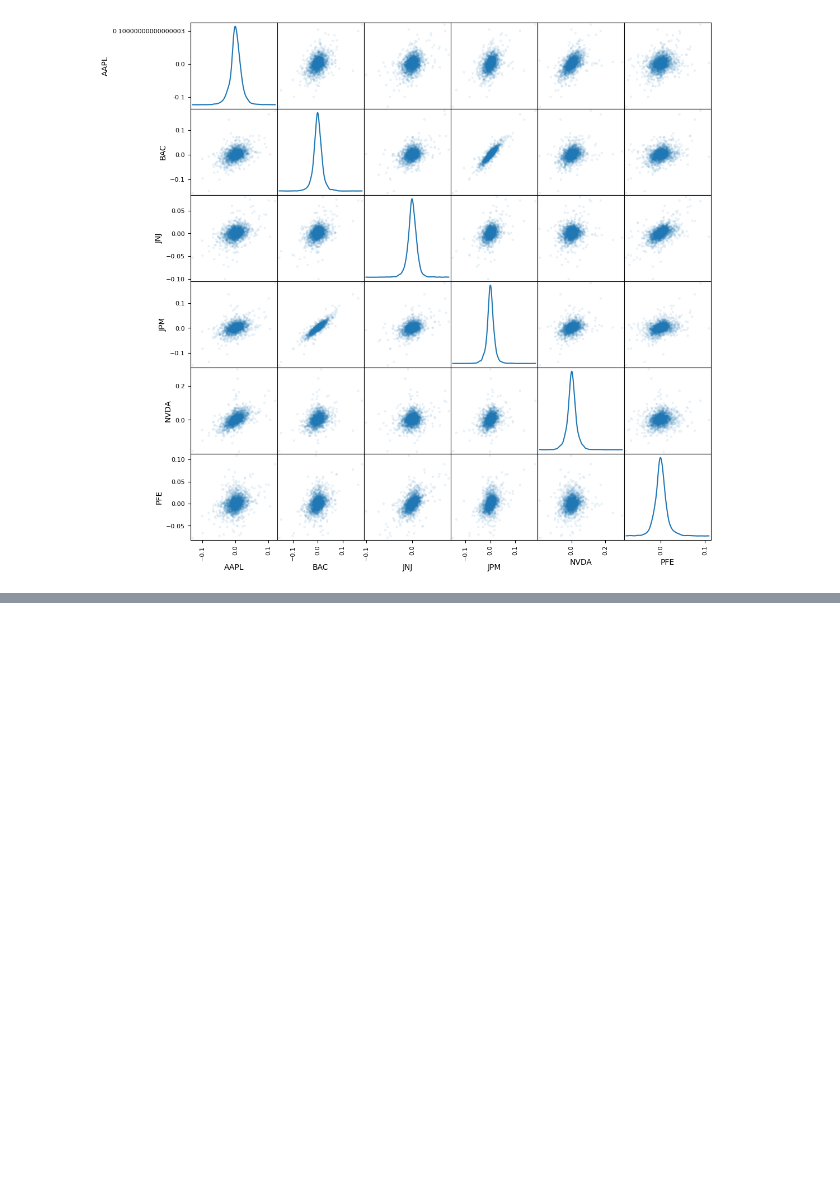
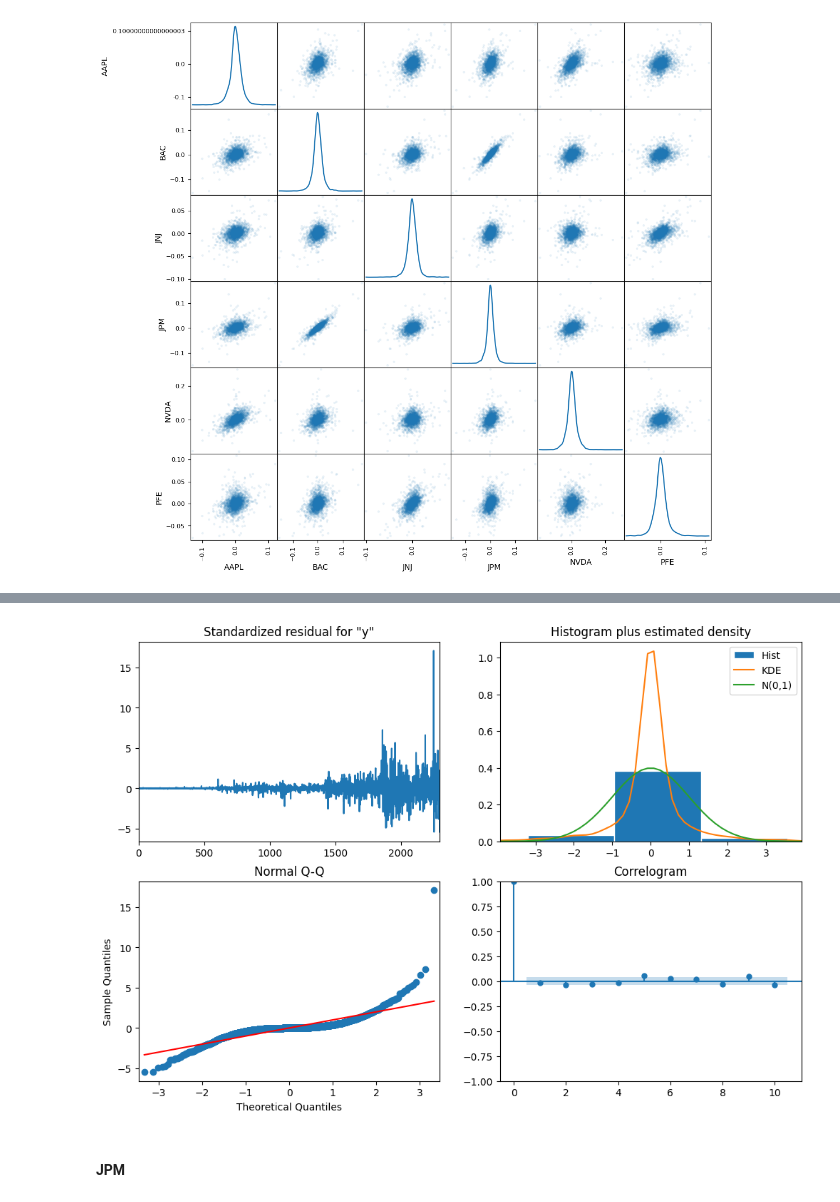
Before and after one commit to PaoloCisly/progetto_bisf, a Jupyter notebook: progetto.ipynb, the cells around one changed output, grey strips where cells are left out. Saved outputs shown, nothing was run; the diff lists cells and outputs as text; code cells hidden in the pictures; blank space fills up the shorter version.

```diff
--- a/progetto.ipynb
+++ b/progetto.ipynb
@@ -441,0 +616,6 @@ _ = pd.plotting.scatter_matrix(daily_pct_change, diagonal='kde', alpha=0.1, figs
+# %%
+models['NVDA'].plot_diagnostics(figsize=(12,8));
+# %% [output]
+[figure, added]
+# %% [markdown]
+#### JPM
```
Also changed, not shown: parts of 60 cells of this notebook, 21 other files.
